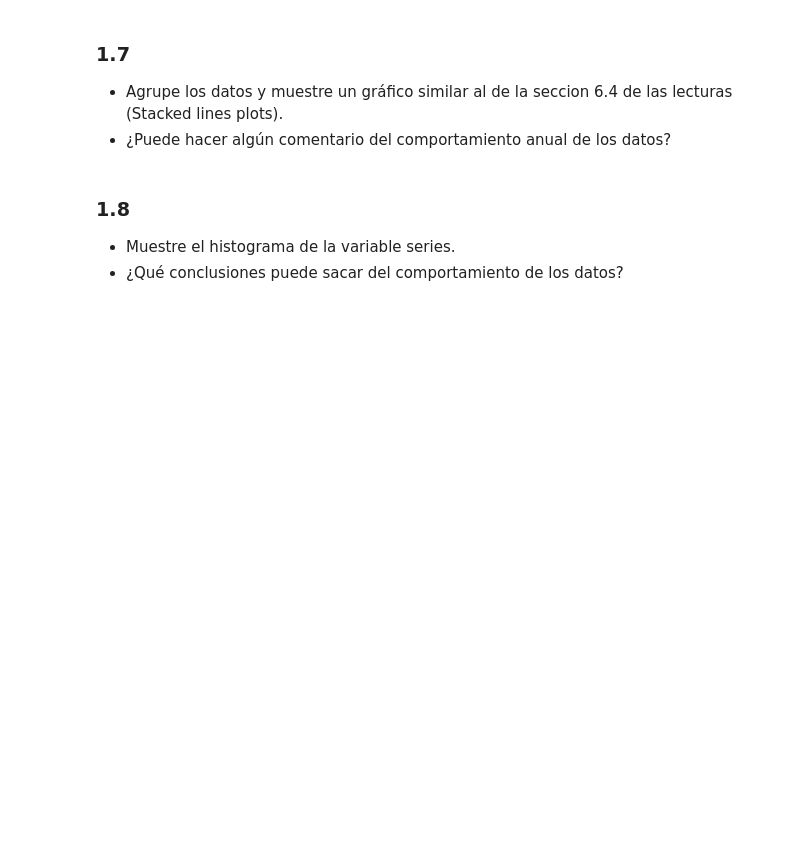
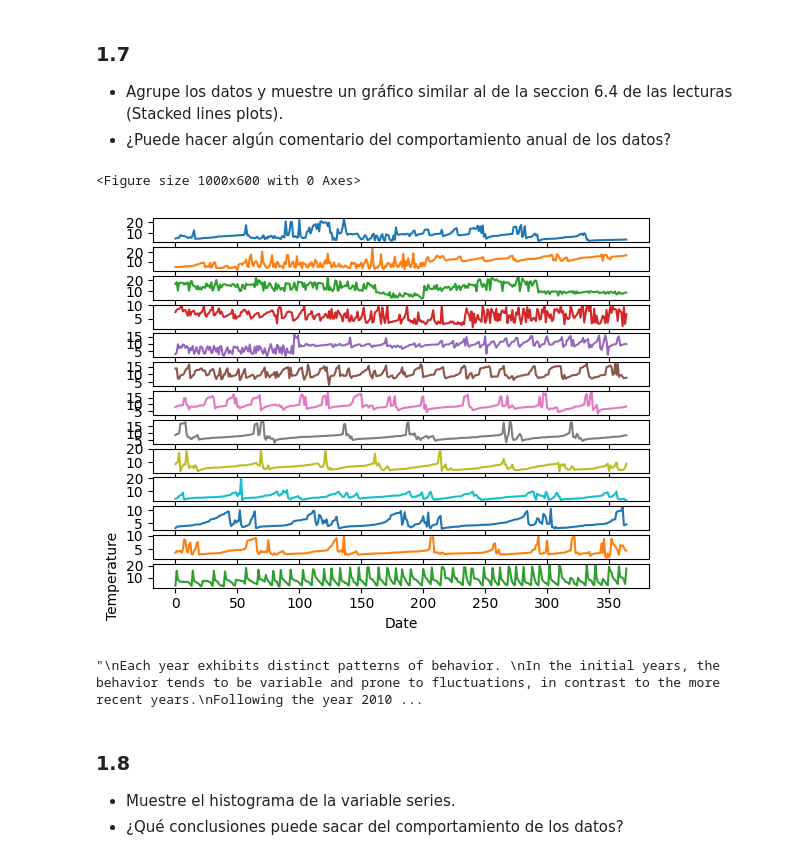
Before and after one commit to IAGR2-S2-2023/TP1_SeriesTemporales, a Jupyter notebook: 2023-2-Trabajo_Practico_1.ipynb, the cells around one changed output. Cells and saved outputs as stored; diff of their text form; code cells hidden in the pictures; blank space fills up the shorter version.

```diff
--- a/2023-2-Trabajo_Practico_1.ipynb
+++ b/2023-2-Trabajo_Practico_1.ipynb
@@ -162,6 +170,41 @@ that conclusion we need to do more and aproppiate stadistics test.
 
 - Agrupe los datos y muestre un gráfico similar al de la seccion 6.4 de las lecturas (Stacked lines plots).
 - ¿Puede hacer algún comentario del comportamiento anual de los datos?
+# %%
+def parser(x):
+    return datetime.strptime(x, '%d/%m/%Y').year #Function to parse the date
+dataframe = pd.DataFrame() #New dataframe to make another table with other columns
+years = pd.DataFrame() #To save the years grouped
+#---Main code---
+#This copy de series to a new dataframe
+dataframe['year'] = [ parser(series.index[i]) for i in range(len(series))] #Assing year to dataframe
+dataframe['temperature'] = [series['temperatura'].iloc[i] for i in range(len(series))]  #Assing temperature to new dataframe
+#
+dataframe['year'] = pd.to_datetime(dataframe['year'], format='%Y') #Convert to datetime year column¡Important!
+groups= dataframe.groupby(pd.Grouper(key="year",freq="A"))#Group for year data and get mean
+
+
+for name, group in groups:
+    years[name.year] = group['temperature'].values[:365] #Read off leap years values to avoid errors
+
+# Generate the stacked line plot
+
+plt.figure(figsize=(10, 6))
+years.plot(subplots=True, legend=False)
+plt.xlabel('Date')
+plt.ylabel('Temperature')
+plt.show()
+"""
+Each year exhibits distinct patterns of behavior.
+In the initial years, the behavior tends to be variable and prone to fluctuations, in contrast to the more recent years.
+Following the year 2010, there has been a trend of relatively stable temperatures.
+However, it's noteworthy that in the most recent year, 2016,
+there appears to be a resurgence of temperature variability once again.
+"""
+# %% [output]
+<Figure size 1000x600 with 0 Axes>
+[figure, added]
+"\nEach year exhibits distinct patterns of behavior. \nIn the initial years, the behavior tends to be variable and prone to fluctuations, in contrast to the more recent years.\nFollowing the year 2010 ...
 # %% [markdown]
 ### 1.8
 - Muestre el histograma de la variable series.
```
Also changed, not shown: parts of 18 cells of this notebook, 1 other file.
